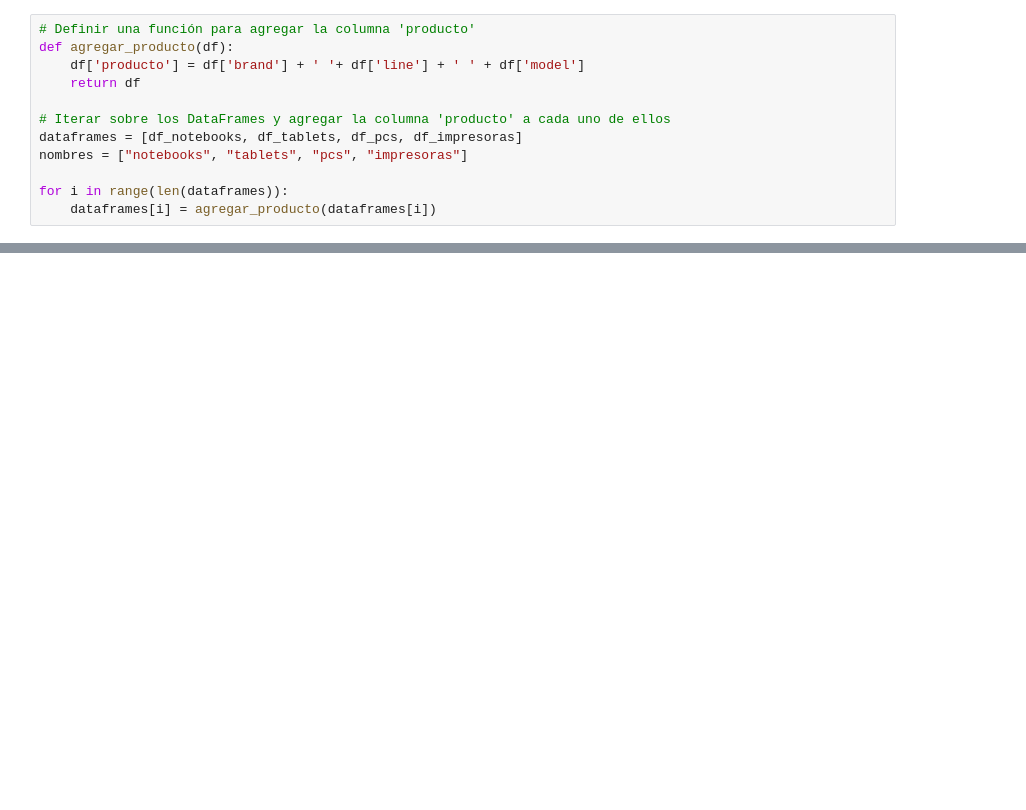
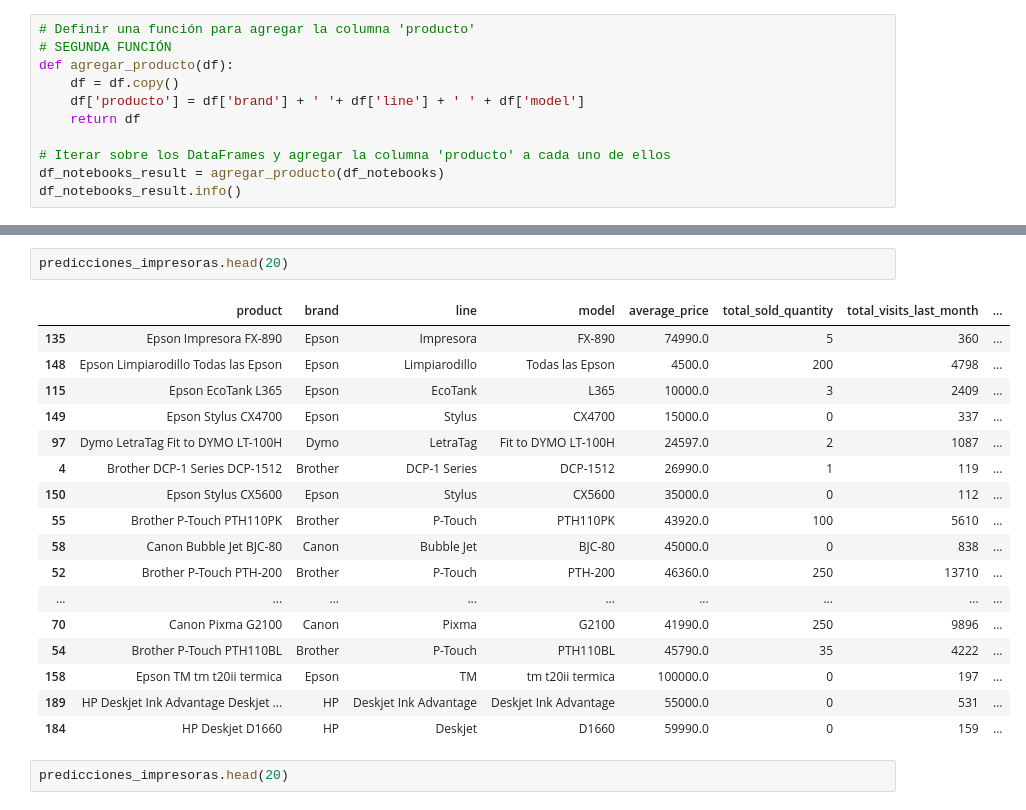
Before and after one commit to CristopherQuintana/ProyectoML, a Jupyter notebook: Data API.ipynb, the cells around one changed output, grey strips where cells are left out. Drawn from its saved outputs; the diff is of its cells as text; blank space fills up the shorter version.

```diff
--- a/Data API.ipynb
+++ b/Data API.ipynb
@@ -316,12 +304,11 @@ datetime.date(2023, 7, 25)
 # %%
 # Definir una función para agregar la columna 'producto'
+# SEGUNDA FUNCIÓN
 def agregar_producto(df):
+    df = df.copy()
     df['producto'] = df['brand'] + ' '+ df['line'] + ' ' + df['model']
     return df
 
 # Iterar sobre los DataFrames y agregar la columna 'producto' a cada uno de ellos
-dataframes = [df_notebooks, df_tablets, df_pcs, df_impresoras]
-nombres = ["notebooks", "tablets", "pcs", "impresoras"]
-
-for i in range(len(dataframes)):
-    dataframes[i] = agregar_producto(dataframes[i])
+df_notebooks_result = agregar_producto(df_notebooks)
+df_notebooks_result.info()
@@ -510,0 +741,22 @@ lin_mae
+# %%
+predicciones_impresoras.head(20)
+# %% [output]
+|  | product | brand | line | model | average_price | total_sold_quantity | total_visits_last_month | ... |
+| 135 | Epson Impresora FX-890 | Epson | Impresora | FX-890 | 74990.0 | 5 | 360 | ... |
+| 148 | Epson Limpiarodillo Todas las Epson | Epson | Limpiarodillo | Todas las Epson | 4500.0 | 200 | 4798 | ... |
+| 115 | Epson EcoTank L365 | Epson | EcoTank | L365 | 10000.0 | 3 | 2409 | ... |
+| 149 | Epson Stylus CX4700 | Epson | Stylus | CX4700 | 15000.0 | 0 | 337 | ... |
+| 97 | Dymo LetraTag Fit to DYMO LT-100H | Dymo | LetraTag | Fit to DYMO LT-100H | 24597.0 | 2 | 1087 | ... |
+| 4 | Brother DCP-1 Series DCP-1512 | Brother | DCP-1 Series | DCP-1512 | 26990.0 | 1 | 119 | ... |
+| 150 | Epson Stylus CX5600 | Epson | Stylus | CX5600 | 35000.0 | 0 | 112 | ... |
+| 55 | Brother P-Touch PTH110PK | Brother | P-Touch | PTH110PK | 43920.0 | 100 | 5610 | ... |
+| 58 | Canon Bubble Jet BJC-80 | Canon | Bubble Jet | BJC-80 | 45000.0 | 0 | 838 | ... |
+| 52 | Brother P-Touch PTH-200 | Brother | P-Touch | PTH-200 | 46360.0 | 250 | 13710 | ... |
+| ... | ... | ... | ... | ... | ... | ... | ... | ... |
+| 70 | Canon Pixma G2100 | Canon | Pixma | G2100 | 41990.0 | 250 | 9896 | ... |
+| 54 | Brother P-Touch PTH110BL | Brother | P-Touch | PTH110BL | 45790.0 | 35 | 4222 | ... |
+| 158 | Epson TM tm t20ii termica | Epson | TM | tm t20ii termica | 100000.0 | 0 | 197 | ... |
+| 189 | HP Deskjet Ink Advantage Deskjet ... | HP | Deskjet Ink Advantage | Deskjet Ink Advantage | 55000.0 | 0 | 531 | ... |
+| 184 | HP Deskjet D1660 | HP | Deskjet | D1660 | 59990.0 | 0 | 159 | ... |
+# %%
+predicciones_impresoras.head(20)
```
Also changed, not shown: parts of 17 cells of this notebook, 1 other file.
